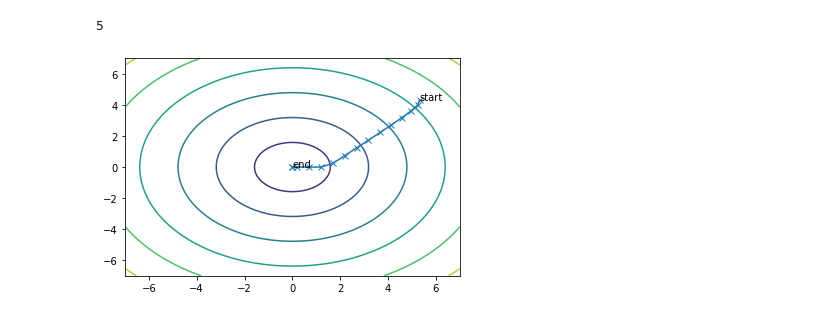
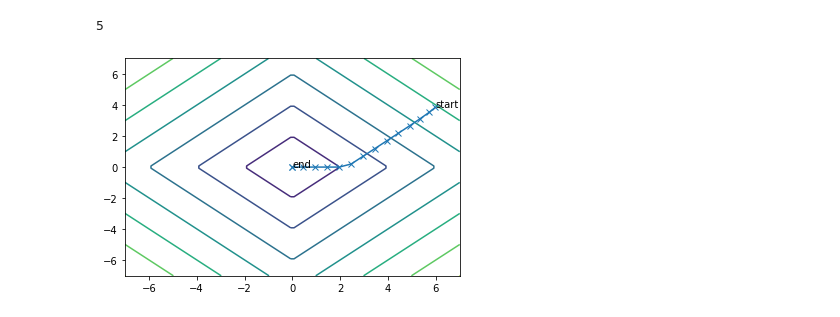
Before and after one commit to ZYM-ai/-_homework, a Jupyter notebook: 画像のassignment/AccProxGrad.ipynb, the cells around one changed output. Cells and saved outputs as stored; diff of their text form; code cells hidden in the pictures.

```diff
--- a/画像のassignment/AccProxGrad.ipynb
+++ b/画像のassignment/AccProxGrad.ipynb
@@ -106,32 +106,32 @@ from numpy import linalg as LA
 w1=np.linspace(-7,7,100)
 w2=np.linspace(-7,7,100)
 w_1,w_2=np.meshgrid(w1,w2)
 
 matrix_1=np.zeros((100,100))
 for i in range(len(w1)):
     for j in range(len(w2)):
-        matrix_1[i,j]=LA.norm([w1[i],w2[j]])
+        matrix_1[i,j]=abs(w1[i])+abs(w2[j])
 
 matrix_2=np.zeros((100,100))
 for i in range(100):
     for j in range(100):
         phi_z=[]
         for d in range(len(dataset)):
             z=y[d]*np.dot([w1[i],w2[j]], dataset[d])
             if z>=1:
                 phi_z.append(0)
             if 1-gamma<z<1:
                 phi_z.append((1-z)**2/(2*gamma))
             else:
                 phi_z.append(1-0.5*gamma-z)
 
         matrix_2[i,j]=np.sum(phi_z)/100
 
 F_w = matrix_1*0.5+matrix_2/100
 plt.contour(w_1,w_2,F_w)
 plt.text(x1[0],x2[0],'start')
 plt.text(x1[-1],x2[-1],'end')
 plt.plot(x1,x2,'-x')
 plt.savefig('AccProxGrad training processing of Toy-data')
 # %% [output]
-[figure, old version]
+[figure, new version]
```
Also changed, not shown: parts of 1 cell of this notebook, 6 other files.
